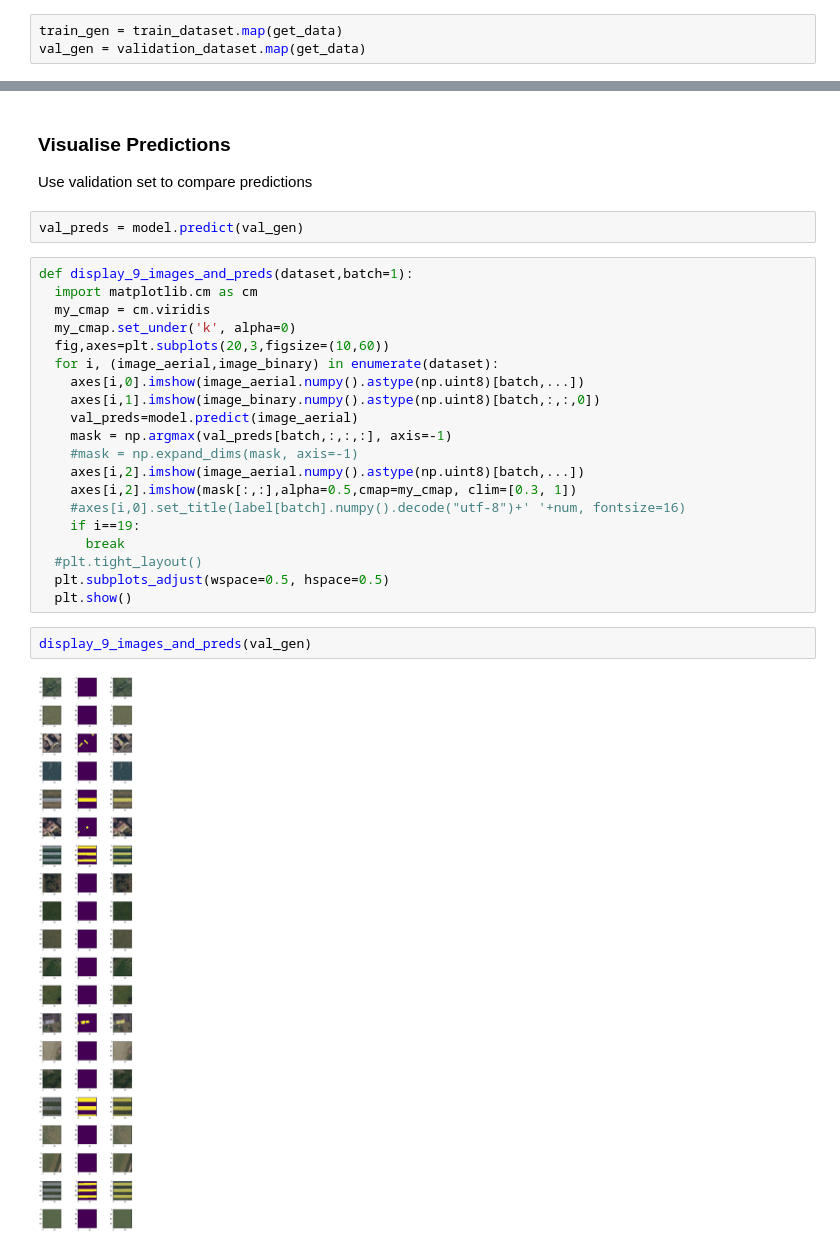
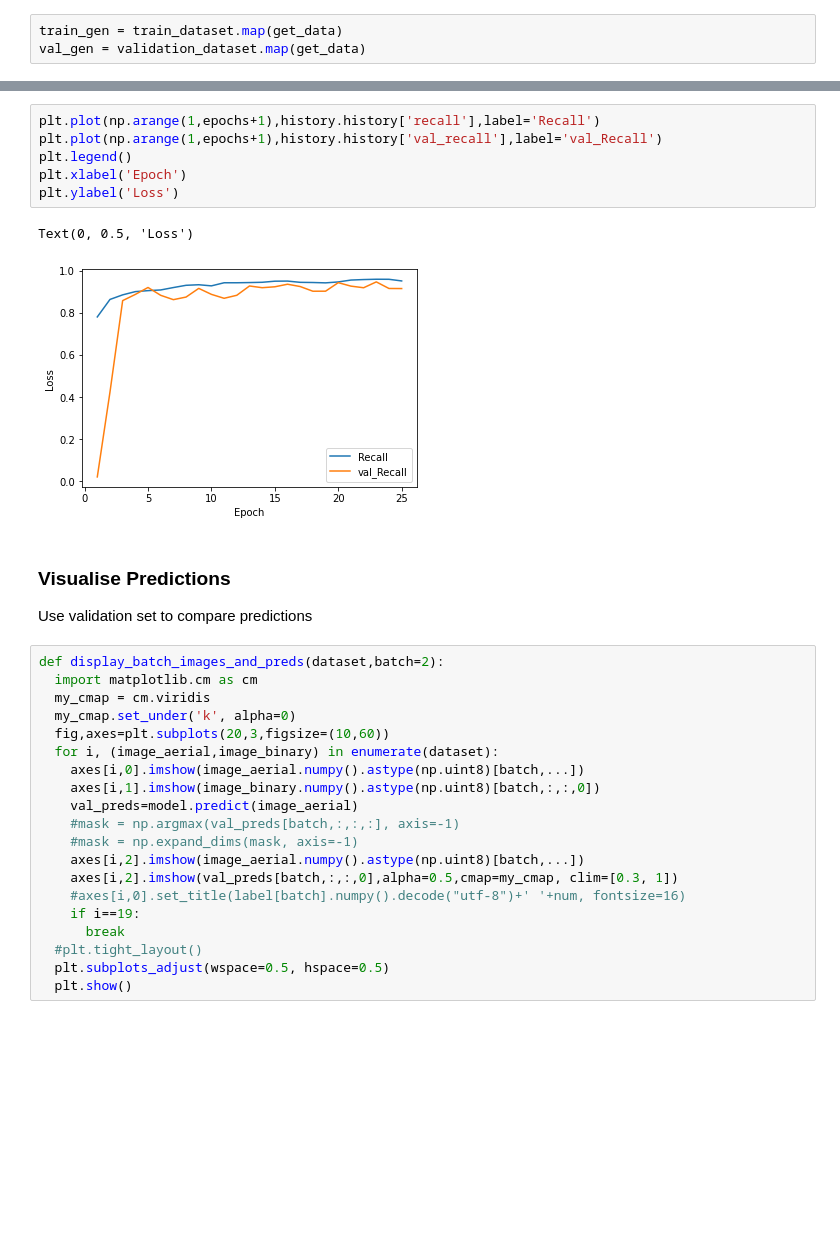
Before and after one commit to pdh21/OCF_PVmapper, a Jupyter notebook: DeepNet_model1.ipynb, the cells around one changed output, grey strips where cells are left out. Saved outputs shown, nothing was run; the diff lists cells and outputs as text; blank space fills up the shorter version.

```diff
--- a/DeepNet_model1.ipynb
+++ b/DeepNet_model1.ipynb
@@ -326,10 +345,17 @@ KeyError: ignored
+# %%
+plt.plot(np.arange(1,epochs+1),history.history['recall'],label='Recall')
+plt.plot(np.arange(1,epochs+1),history.history['val_recall'],label='val_Recall')
+plt.legend()
+plt.xlabel('Epoch')
+plt.ylabel('Loss')
+# %% [output]
+Text(0, 0.5, 'Loss')
+[figure, added]
 # %% [markdown]
 ### Visualise Predictions
 Use validation set to compare predictions
-# %%
-val_preds = model.predict(val_gen)
 # %%
-def display_9_images_and_preds(dataset,batch=1):
+def display_batch_images_and_preds(dataset,batch=2):
   import matplotlib.cm as cm
   my_cmap = cm.viridis
   my_cmap.set_under('k', alpha=0)
@@ -338,17 +364,13 @@ def display_9_images_and_preds(dataset,batch=1):
     axes[i,0].imshow(image_aerial.numpy().astype(np.uint8)[batch,...])
     axes[i,1].imshow(image_binary.numpy().astype(np.uint8)[batch,:,:,0])
     val_preds=model.predict(image_aerial)
-    mask = np.argmax(val_preds[batch,:,:,:], axis=-1)
+    #mask = np.argmax(val_preds[batch,:,:,:], axis=-1)
     #mask = np.expand_dims(mask, axis=-1)
     axes[i,2].imshow(image_aerial.numpy().astype(np.uint8)[batch,...])
-    axes[i,2].imshow(mask[:,:],alpha=0.5,cmap=my_cmap, clim=[0.3, 1])
+    axes[i,2].imshow(val_preds[batch,:,:,0],alpha=0.5,cmap=my_cmap, clim=[0.3, 1])
     #axes[i,0].set_title(label[batch].numpy().decode("utf-8")+' '+num, fontsize=16)
     if i==19:
       break
   #plt.tight_layout()
   plt.subplots_adjust(wspace=0.5, hspace=0.5)
   plt.show()
-# %%
-display_9_images_and_preds(val_gen)
-# %% [output]
-[figure, removed]
```
Also changed, not shown: parts of 8 cells of this notebook.
